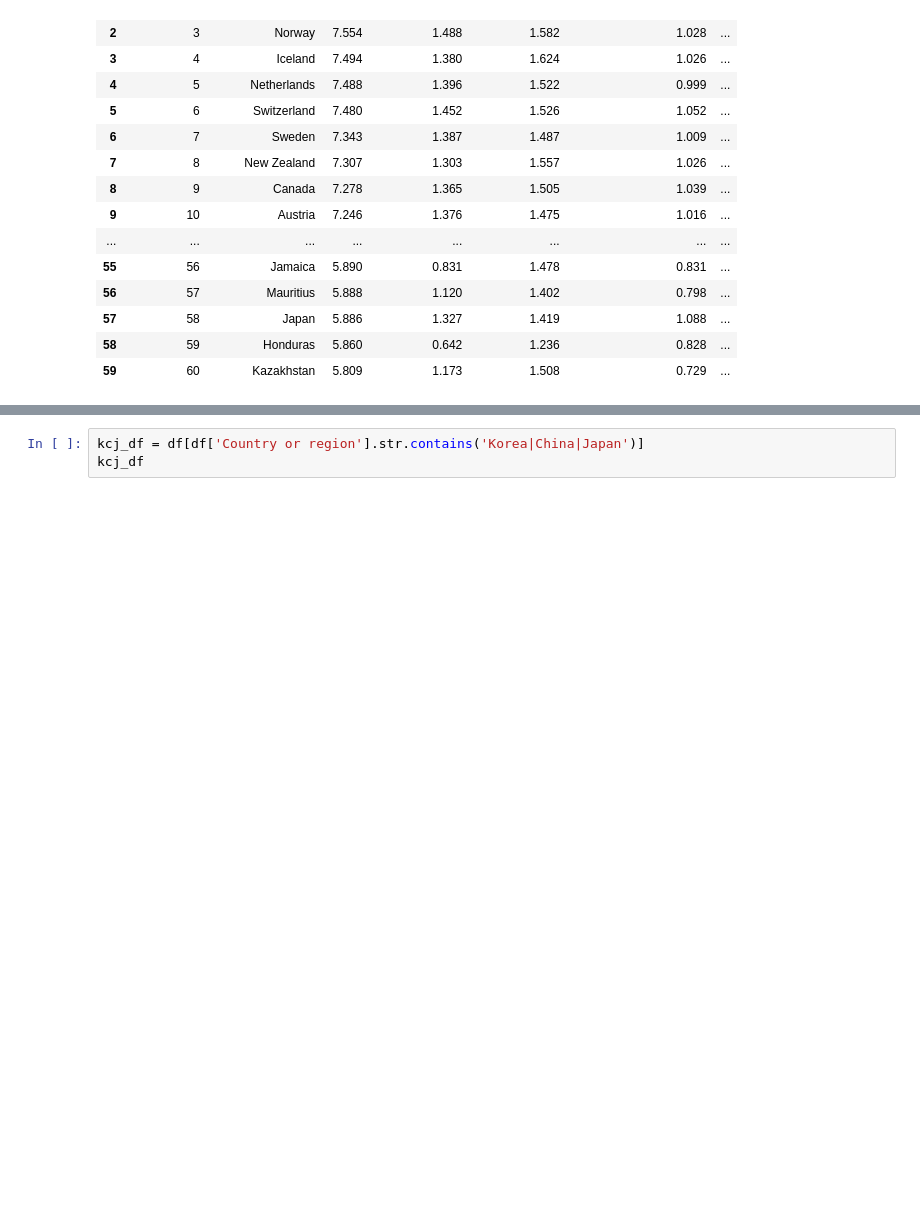
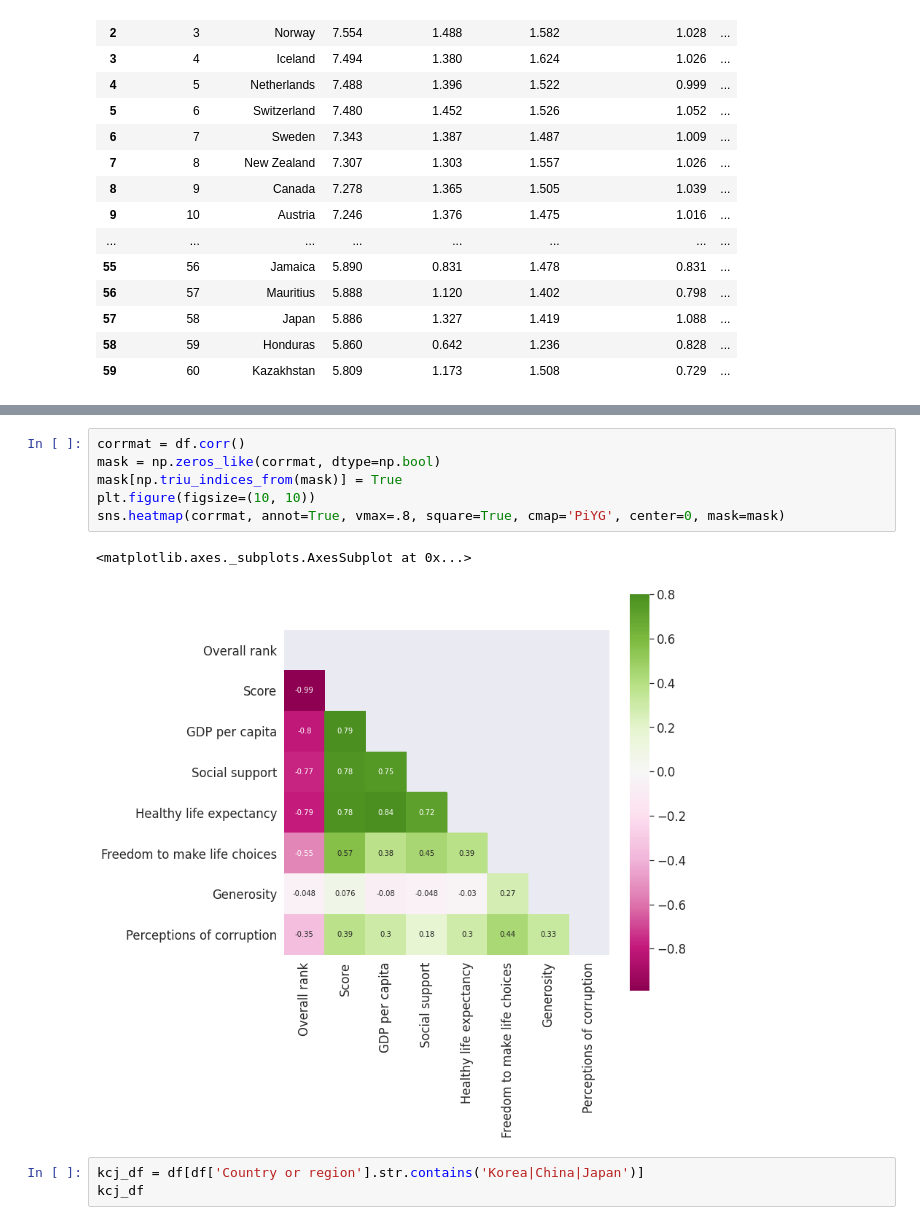
Before and after one commit to sa96102/Python_exam, a Jupyter notebook: Happiness_Report.ipynb, the cells around one changed output, grey strips where cells are left out. Saved outputs shown, nothing was run; the diff lists cells and outputs as text; blank space fills up the shorter version.

```diff
--- a/Happiness_Report.ipynb
+++ b/Happiness_Report.ipynb
@@ -177,3 +193,12 @@ df.head(60)
+# %%
+corrmat = df.corr()
+mask = np.zeros_like(corrmat, dtype=np.bool)
+mask[np.triu_indices_from(mask)] = True
+plt.figure(figsize=(10, 10))
+sns.heatmap(corrmat, annot=True, vmax=.8, square=True, cmap='PiYG', center=0, mask=mask)
+# %% [output]
+<matplotlib.axes._subplots.AxesSubplot at 0x...>
+[figure, added]
 # %%
 kcj_df = df[df['Country or region'].str.contains('Korea|China|Japan')]
 kcj_df
```
Also changed, not shown: parts of 4 cells of this notebook.
